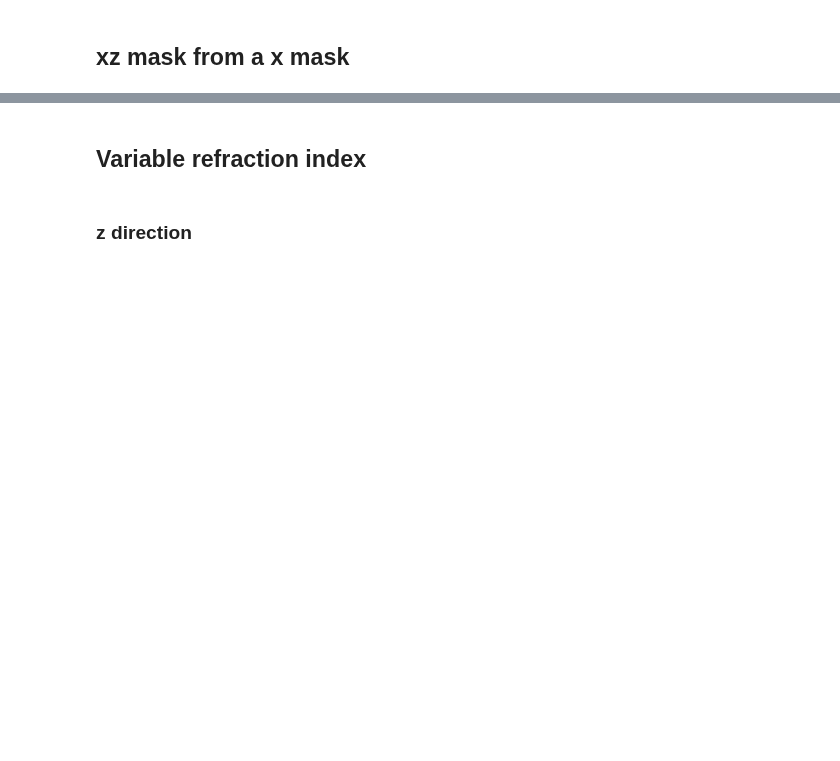
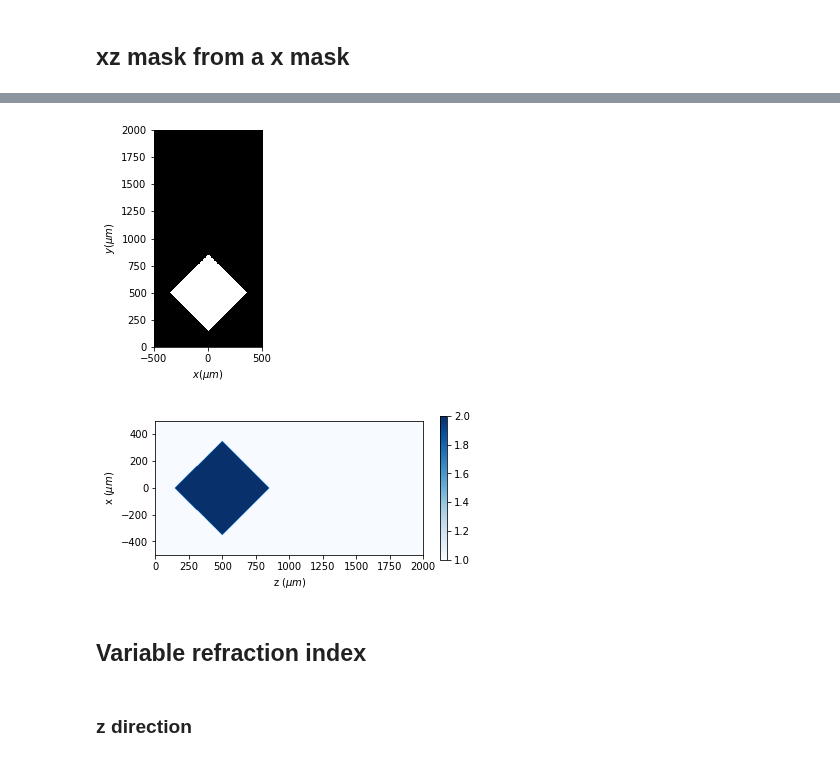
Before and after one commit to aocg-ucm/diffractio, a Jupyter notebook: docs/source/tutorial/scalar_XZ/masks_xz.ipynb, the cells around one changed output, grey strips where cells are left out. Saved outputs shown, nothing was run; the diff lists cells and outputs as text; code cells hidden in the pictures; blank space fills up the shorter version.

Commit message:
refractive_index_from_scalar_mask_XY

```diff
--- a/docs/source/tutorial/scalar_XZ/masks_xz.ipynb
+++ b/docs/source/tutorial/scalar_XZ/masks_xz.ipynb
@@ -134,3 +138,21 @@ t1.draw_refraction_index(draw_borders=False)
+# %%
+from diffractio.scalar_masks_XY import Scalar_mask_XY
+
+x = np.linspace(-500*um, 500*um, 256)
+y = z = np.linspace(0*um, 2*mm, 512)
+
+wavelength = 0.6328*um
+
+mask_xy = Scalar_mask_XY(x,y, wavelength)
+mask_xy.square(r0=(0, 500*um), size=500*um, angle=45*degrees)
+mask_xy.draw()
+
+mask_xz = Scalar_mask_XZ(x,z, wavelength=wavelength, n_background=1)
+mask_xz.refractive_index_from_scalar_mask_XY(mask_xy,2+0.02j)
+mask_xz.draw_refraction_index(draw_borders=False, scale='scaled', colorbar_kind='vertical')
+# %% [output]
+[figure, added]
+[figure, added]
 # %% [markdown]
 ## Variable refraction index
 # %% [markdown]
```
Also changed, not shown: parts of 19 cells of this notebook, 9 other files.
